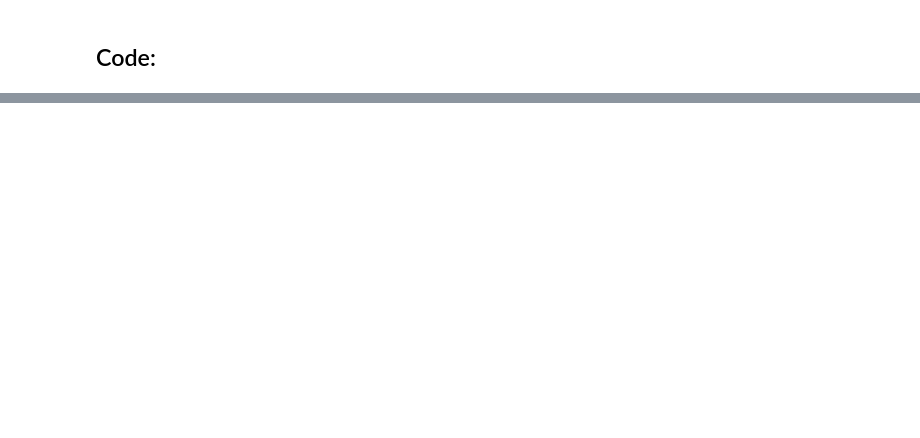
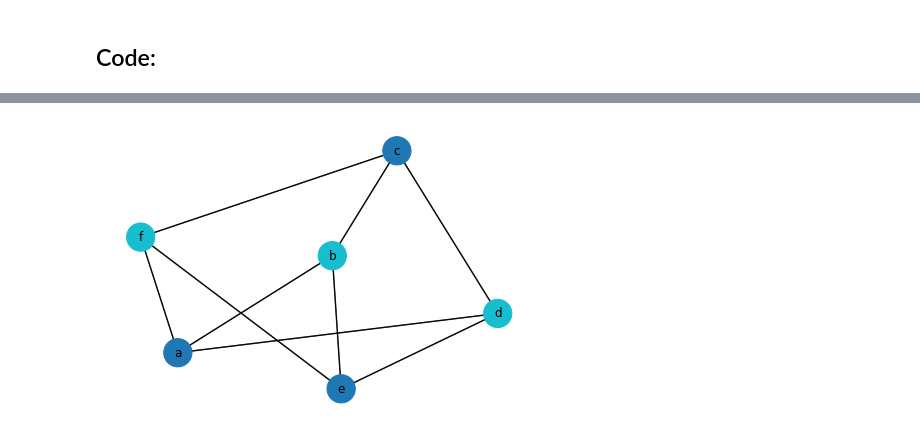
Before and after one commit to alexkhadr/Math441_Artifacts, a Jupyter notebook: Artifact3.ipynb, the cells around one changed output, grey strips where cells are left out. Cells and saved outputs as stored; diff of their text form; code cells hidden in the pictures; blank space fills up the shorter version.

```diff
--- a/Artifact3.ipynb
+++ b/Artifact3.ipynb
@@ -101,0 +78,15 @@ I found writing the code for this took more time then expected (tried to not use
+# %%
+import networkx as nx
+
+# Create a simple example graph from example above
+G = nx.Graph()
+edges = [("a", "b"), ("a", "d"), ("a", "f"), ("b", "c"), ("b", "e"), ("f", "c"), ("c", "d"), ("e", "d"), ("f", "e")]
+G.add_edges_from(edges)
+# %%
+# Apply greedy coloring
+coloring = nx.greedy_color(G, strategy='largest_first')
+
+# Print the result
+print("Node coloring:")
+for node, color in coloring.items():
+    print(f"Node {node}: Color {color}")
@@ -101,0 +101,20 @@ I found writing the code for this took more time then expected (tried to not use
+# %%
+import matplotlib.pyplot as plt
+
+def draw_colored_graph(G, coloring):
+    # Map the coloring to a list of colors for visualization
+    color_map = list(coloring.values())
+    pos = nx.spring_layout(G)  # positions for all nodes
+
+    # Draw nodes with colors
+    nx.draw(G, pos, node_color=color_map, with_labels=True, node_size=800, cmap=plt.cm.tab10)
+
+    # Draw edges
+    nx.draw_networkx_edges(G, pos, width=1.5, alpha=0.7)
+
+    plt.show()
+
+# Visualize the graph with the coloring
+draw_colored_graph(G, coloring)
+# %% [output]
+[figure, added]
```
Also changed, not shown: parts of 22 cells of this notebook, 17 other files.
